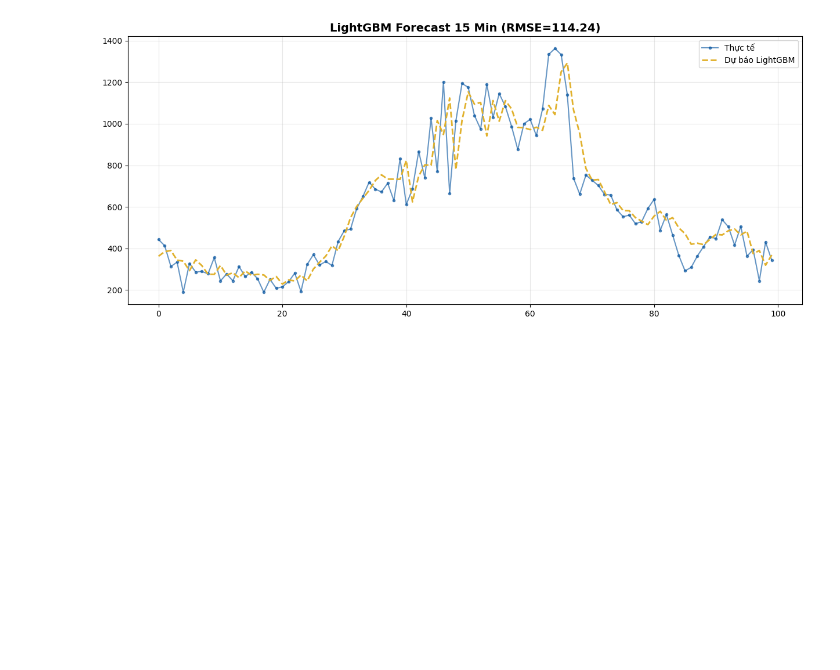
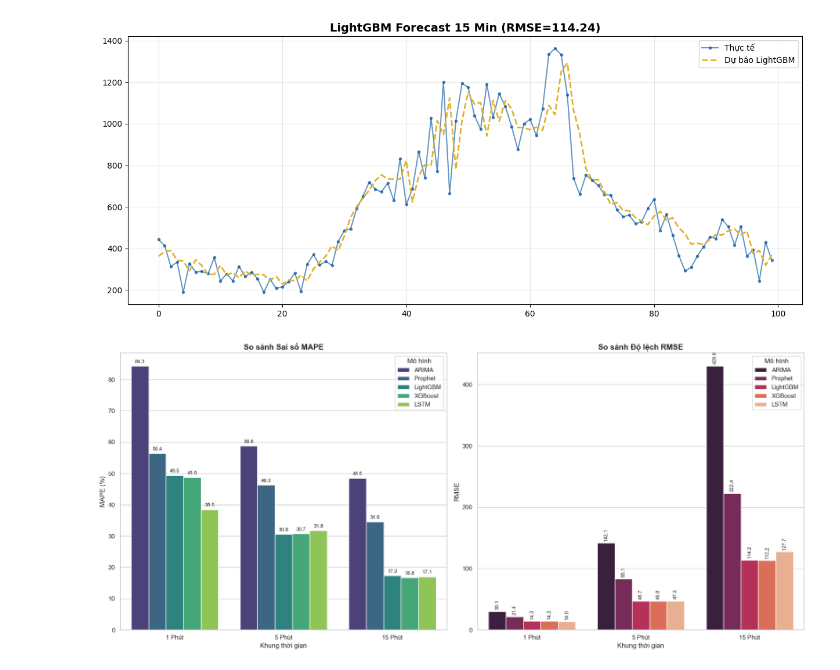
Before and after one commit to nguyenkien0912/predictive-server-autoscaling, a Jupyter notebook: Final_Solution.ipynb, the cells around one changed output. Drawn from its saved outputs; the diff is of its cells as text; code cells hidden in the pictures; blank space fills up the shorter version.

```diff
--- a/Final_Solution.ipynb
+++ b/Final_Solution.ipynb
@@ -2206,3 +2204,66 @@ You can set `force_col_wise=true` to remove the overhead.
 2. MAE:  82.9450
 3. MAPE: 17.34%
 [figure]
+# %%
+import pandas as pd
+import matplotlib.pyplot as plt
+import seaborn as sns
+
+# --- 1. NHẬP DỮ LIỆU TỪ FILE ---
+data = {
+    'Model': ['ARIMA', 'Prophet', 'LSTM', 'XGBoost', 'LightGBM'] * 3,
+    'Timeframe': ['1 Phút']*5 + ['5 Phút']*5 + ['15 Phút']*5,
+    'MAPE (%)': [
+        # 1 Phút
+        84.30, 56.40, 38.47, 48.78, 49.45,
+        # 5 Phút
+        58.80, 46.29, 31.81, 30.71, 30.65,
+        # 15 Phút
+        48.50, 34.62, 17.05, 16.75, 17.34
+    ],
+    'RMSE': [
+        # 1 Phút
+        30.05, 21.44, 13.98, 14.26, 14.27,
+        # 5 Phút
+        142.08, 83.13, 47.20, 46.76, 46.74,
+        # 15 Phút
+        429.92, 222.43, 127.71, 113.15, 114.24
+    ]
+}
+
+df_summary = pd.DataFrame(data)
+
+# Sắp xếp thứ tự hiển thị: Từ mô hình yếu (ARIMA) đến mạnh (XGBoost)
+model_order = ['ARIMA', 'Prophet', 'LightGBM', 'XGBoost', 'LSTM']
+df_summary['Model'] = pd.Categorical(df_summary['Model'], categories=model_order, ordered=True)
+
+# --- 2. VẼ BIỂU ĐỒ ---
+sns.set_theme(style="whitegrid")
+plt.figure(figsize=(18, 8))
+
+# Biểu đồ 1: So sánh MAPE (Quan trọng nhất)
+plt.subplot(1, 2, 1)
+ax1 = sns.barplot(data=df_summary, x='Timeframe', y='MAPE (%)', hue='Model', palette='viridis')
+plt.title('So sánh Sai số MAPE', fontsize=14, fontweight='bold')
+plt.ylabel('MAPE (%)')
+plt.xlabel('Khung thời gian')
+plt.legend(title='Mô hình')
+# Gắn nhãn số liệu
+for container in ax1.containers:
+    ax1.bar_label(container, fmt='%.1f', padding=3, fontsize=9)
+
+# Biểu đồ 2: So sánh RMSE
+plt.subplot(1, 2, 2)
+ax2 = sns.barplot(data=df_summary, x='Timeframe', y='RMSE', hue='Model', palette='rocket')
+plt.title('So sánh Độ lệch RMSE', fontsize=14, fontweight='bold')
+plt.ylabel('RMSE')
+plt.xlabel('Khung thời gian')
+plt.legend(title='Mô hình')
+# Gắn nhãn số liệu (Xoay dọc để đỡ chồng chéo)
+for container in ax2.containers:
+    ax2.bar_label(container, fmt='%.1f', padding=3, fontsize=9, rotation=90)
+
+plt.tight_layout()
+plt.show()
+# %% [output]
+[figure, added]
```
Also changed, not shown: parts of 2 cells of this notebook, 5 other files.
